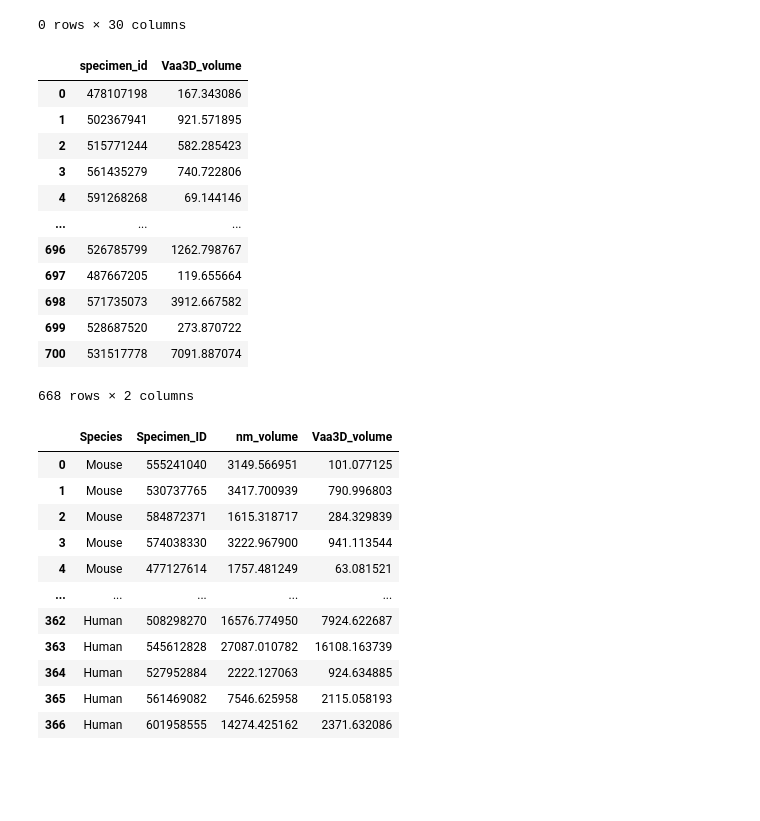
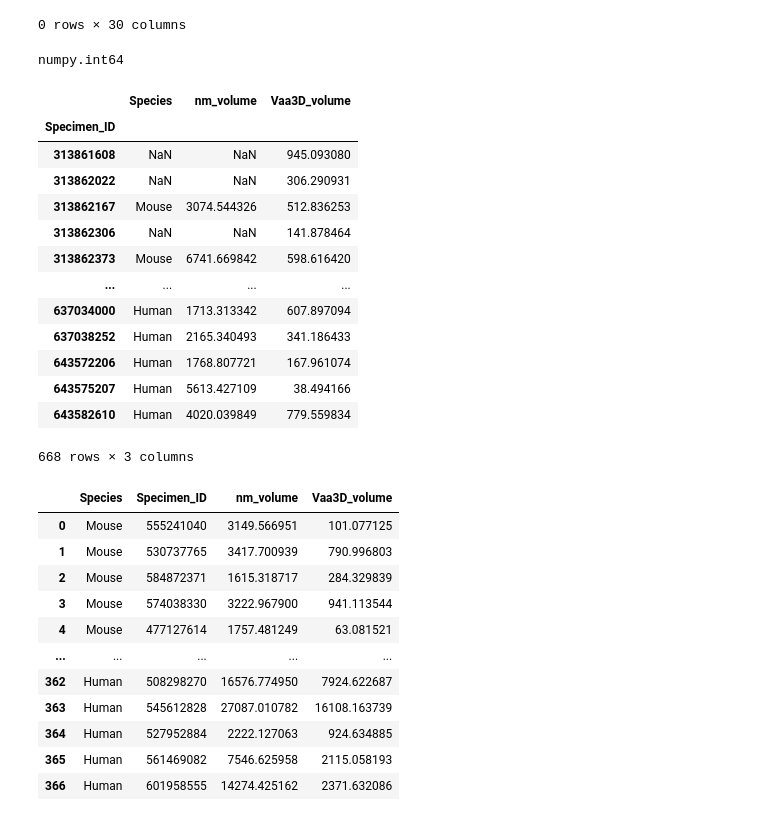
Before and after one commit to VeritatemAmo/firing_rate-cell_size, a Jupyter notebook: jupyter_notebooks/compare-neuron_morphology-vs-Vaa3D.ipynb, the cells around one changed output. Saved outputs shown, nothing was run; the diff lists cells and outputs as text; code cells hidden in the pictures; blank space fills up the shorter version.

Commit message:
include cells with volume avaliable with only one method

```diff
--- a/jupyter_notebooks/compare-neuron_morphology-vs-Vaa3D.ipynb
+++ b/jupyter_notebooks/compare-neuron_morphology-vs-Vaa3D.ipynb
@@ -32,3 +20,5 @@ nm_df
+# %%
+nm_df.set_index('Specimen_ID',inplace=True)
 # %%
 morpho_df = pd.read_csv('../data/cell_types/morphology_features.csv')
 # %%
@@ -60,19 +50,30 @@ morpho_lite_df[morpho_lite_df.duplicated(['specimen_id'],keep=False)]
 Vaa3D_df = morpho_lite_df[['specimen_id','total_volume']].copy(deep=True)
 # %%
 Vaa3D_df.rename(columns={'total_volume':'Vaa3D_volume'},inplace=True)
-# %%
-Vaa3D_df
-# %% [output]
-|  | specimen_id | Vaa3D_volume |
-| 0 | 478107198 | 167.343086 |
-| 1 | 502367941 | 921.571895 |
-| 2 | 515771244 | 582.285423 |
-| 3 | 561435279 | 740.722806 |
-| 4 | 591268268 | 69.144146 |
-| ... | ... | ... |
-| 696 | 526785799 | 1262.798767 |
-| 697 | 487667205 | 119.655664 |
-| 698 | 571735073 | 3912.667582 |
-| 699 | 528687520 | 273.870722 |
-| 700 | 531517778 | 7091.887074 |
-668 rows × 2 columns
+# %%
+Vaa3D_df.rename(columns={'specimen_id':'Specimen_ID'},inplace=True)
+# %%
+Vaa3D_df.set_index('Specimen_ID',inplace=True)
+# %%
+type(Vaa3D_df['specimen_id'][0])
+# %% [output]
+numpy.int64
+# %%
+both_df = pd.merge(left=nm_df,right=Vaa3D_df,left_index=True,right_index=True,how='outer')
+# %%
+both_df
+# %% [output]
+|  | Species | nm_volume | Vaa3D_volume |
+| Specimen_ID |  |  |  |
+| 313861608 | NaN | NaN | 945.093080 |
+| 313862022 | NaN | NaN | 306.290931 |
+| 313862167 | Mouse | 3074.544326 | 512.836253 |
+| 313862306 | NaN | NaN | 141.878464 |
+| 313862373 | Mouse | 6741.669842 | 598.616420 |
+| ... | ... | ... | ... |
+| 637034000 | Human | 1713.313342 | 607.897094 |
+| 637038252 | Human | 2165.340493 | 341.186433 |
+| 643572206 | Human | 1768.807721 | 167.961074 |
+| 643575207 | Human | 5613.427109 | 38.494166 |
+| 643582610 | Human | 4020.039849 | 779.559834 |
+668 rows × 3 columns
```
Also changed, not shown: parts of 3 cells of this notebook, 2 other files.
